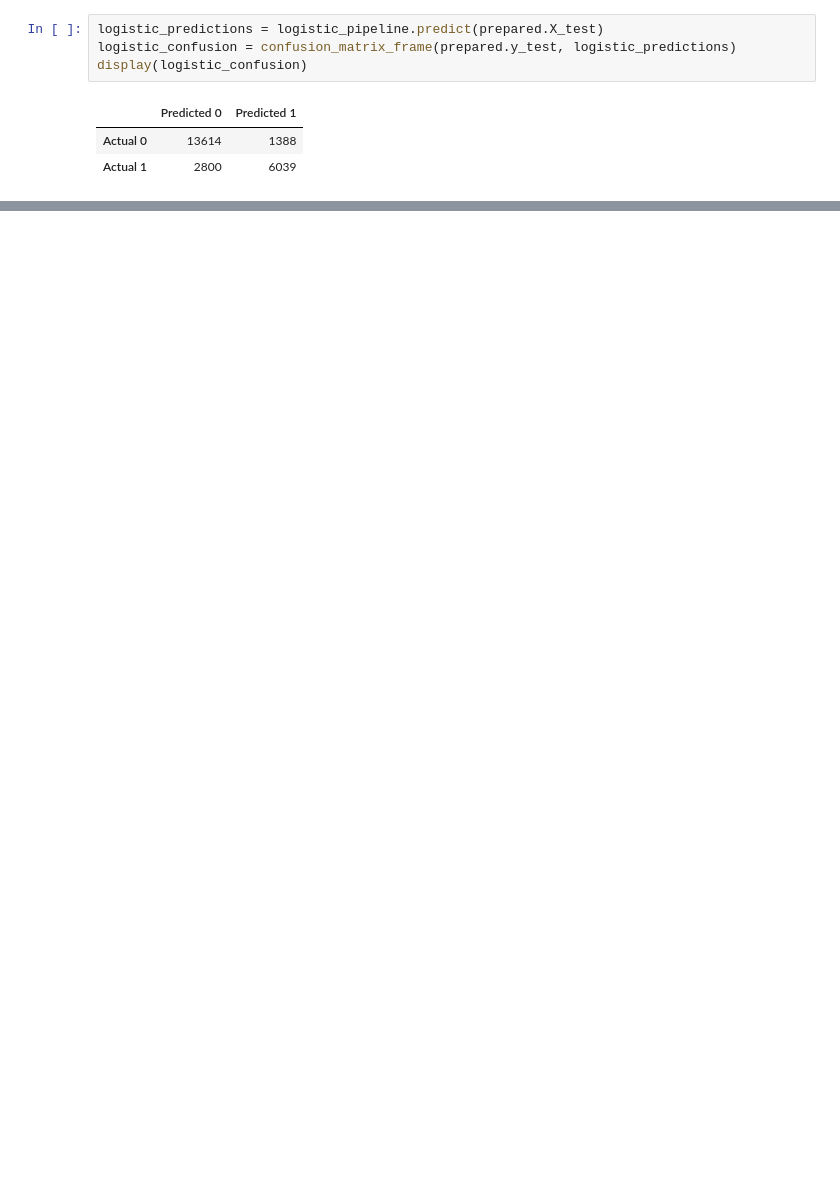
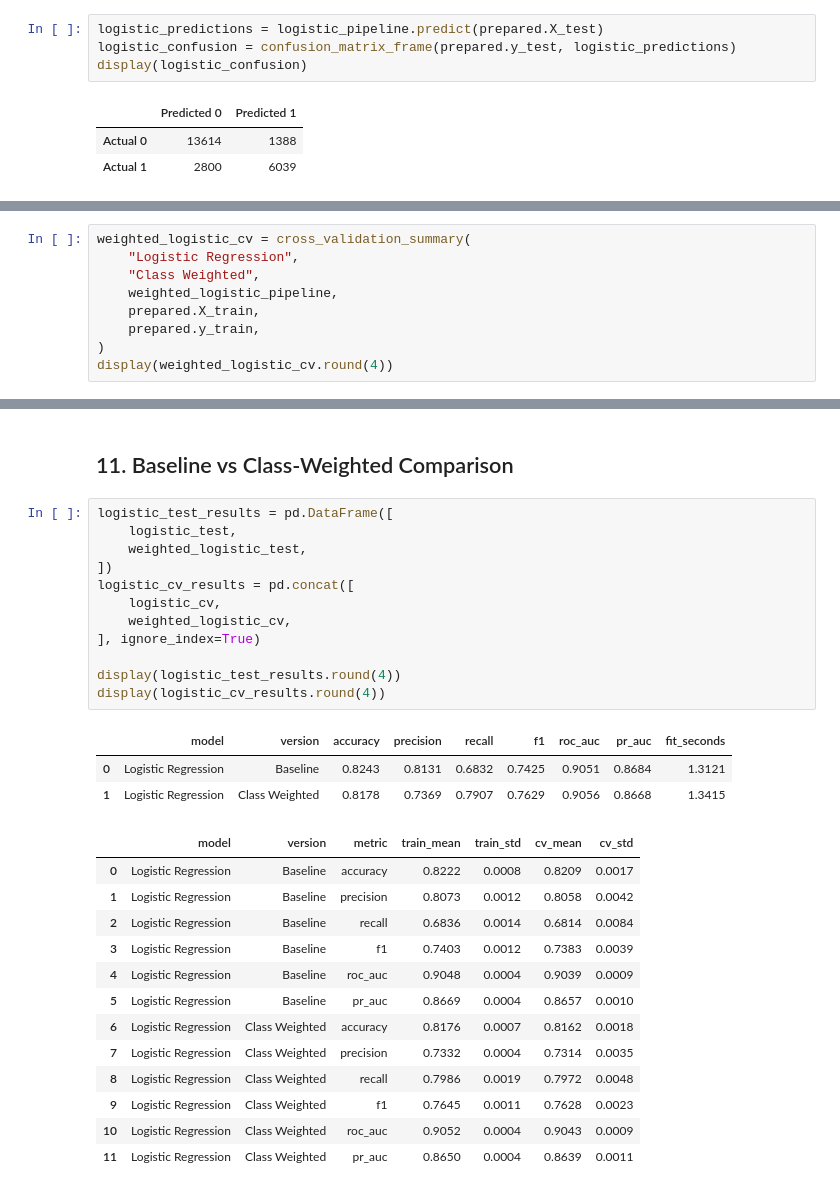
Before and after one commit to Manesha03/IT3051-FDM-Mini-Project-2026, a Jupyter notebook: 06_Model_Evaluation/Logistic_Regression.ipynb, the cells around one changed output, grey strips where cells are left out. Saved outputs shown, nothing was run; the diff lists cells and outputs as text; blank space fills up the shorter version.

```diff
--- a/06_Model_Evaluation/Logistic_Regression.ipynb
+++ b/06_Model_Evaluation/Logistic_Regression.ipynb
@@ -150,0 +204,9 @@ display(logistic_confusion)
+# %%
+weighted_logistic_cv = cross_validation_summary(
+    "Logistic Regression",
+    "Class Weighted",
+    weighted_logistic_pipeline,
+    prepared.X_train,
+    prepared.y_train,
+)
+display(weighted_logistic_cv.round(4))
@@ -150,0 +246,31 @@ display(logistic_confusion)
+# %% [markdown]
+## 11. Baseline vs Class-Weighted Comparison
+# %%
+logistic_test_results = pd.DataFrame([
+    logistic_test,
+    weighted_logistic_test,
+])
+logistic_cv_results = pd.concat([
+    logistic_cv,
+    weighted_logistic_cv,
+], ignore_index=True)
+
+display(logistic_test_results.round(4))
+display(logistic_cv_results.round(4))
+# %% [output]
+|  | model | version | accuracy | precision | recall | f1 | roc_auc | pr_auc | fit_seconds |
+| 0 | Logistic Regression | Baseline | 0.8243 | 0.8131 | 0.6832 | 0.7425 | 0.9051 | 0.8684 | 1.3121 |
+| 1 | Logistic Regression | Class Weighted | 0.8178 | 0.7369 | 0.7907 | 0.7629 | 0.9056 | 0.8668 | 1.3415 |
+|  | model | version | metric | train_mean | train_std | cv_mean | cv_std |
+| 0 | Logistic Regression | Baseline | accuracy | 0.8222 | 0.0008 | 0.8209 | 0.0017 |
+| 1 | Logistic Regression | Baseline | precision | 0.8073 | 0.0012 | 0.8058 | 0.0042 |
+| 2 | Logistic Regression | Baseline | recall | 0.6836 | 0.0014 | 0.6814 | 0.0084 |
+| 3 | Logistic Regression | Baseline | f1 | 0.7403 | 0.0012 | 0.7383 | 0.0039 |
+| 4 | Logistic Regression | Baseline | roc_auc | 0.9048 | 0.0004 | 0.9039 | 0.0009 |
+| 5 | Logistic Regression | Baseline | pr_auc | 0.8669 | 0.0004 | 0.8657 | 0.0010 |
+| 6 | Logistic Regression | Class Weighted | accuracy | 0.8176 | 0.0007 | 0.8162 | 0.0018 |
+| 7 | Logistic Regression | Class Weighted | precision | 0.7332 | 0.0004 | 0.7314 | 0.0035 |
+| 8 | Logistic Regression | Class Weighted | recall | 0.7986 | 0.0019 | 0.7972 | 0.0048 |
+| 9 | Logistic Regression | Class Weighted | f1 | 0.7645 | 0.0011 | 0.7628 | 0.0023 |
+| 10 | Logistic Regression | Class Weighted | roc_auc | 0.9052 | 0.0004 | 0.9043 | 0.0009 |
+| 11 | Logistic Regression | Class Weighted | pr_auc | 0.8650 | 0.0004 | 0.8639 | 0.0011 |
```
Also changed, not shown: parts of 26 cells of this notebook, 3 other files.
